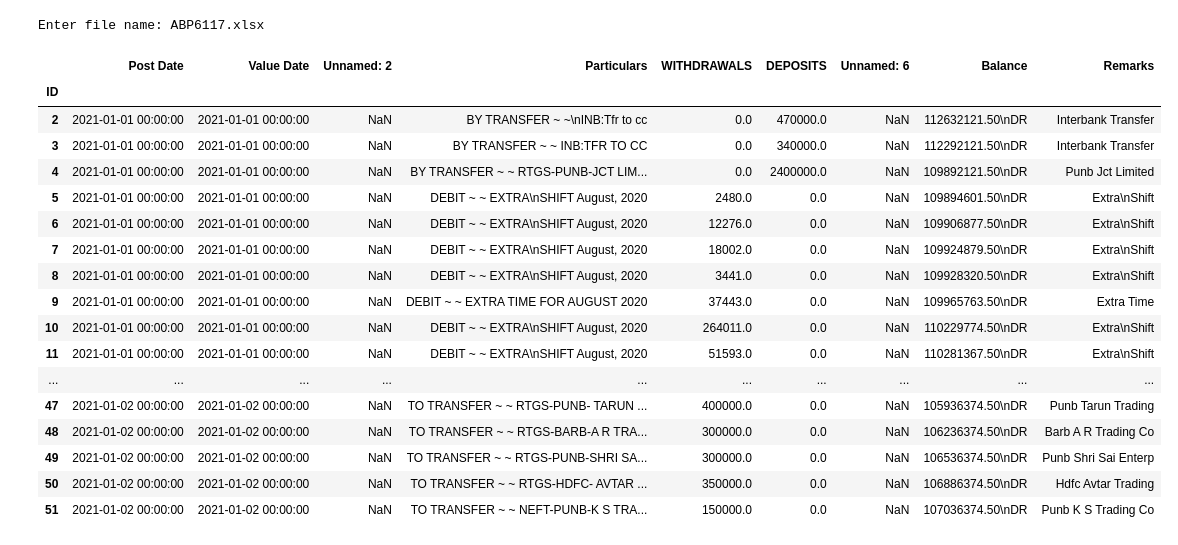
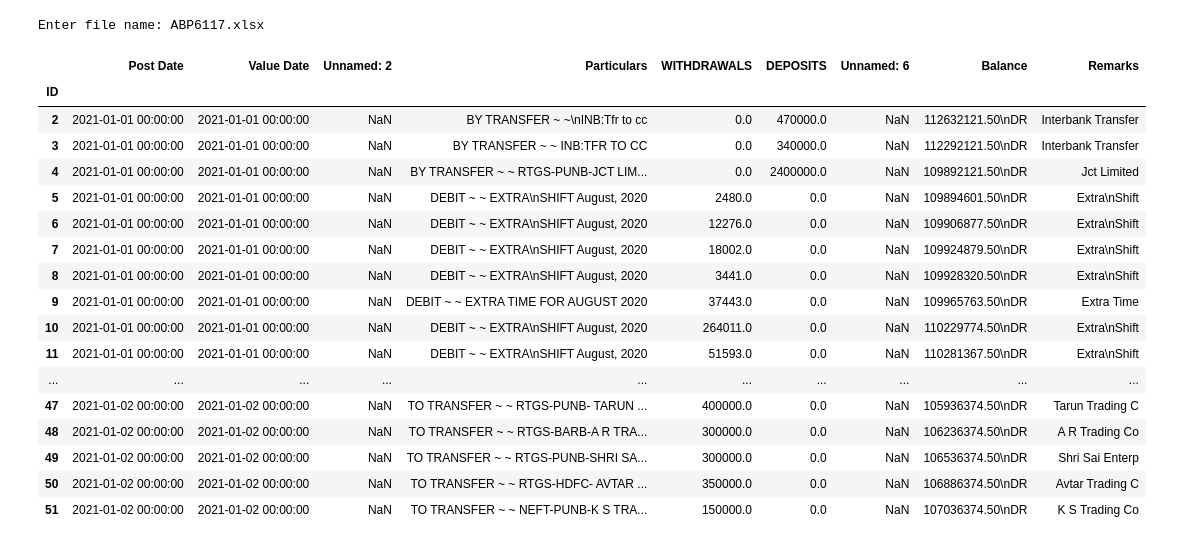
Before and after one commit to oron-sinaa/Bank-program-KGS, a Jupyter notebook: Bank program KGS/Bank program.ipynb, the cells around one changed output. Drawn from its saved outputs; the diff is of its cells as text; code cells hidden in the pictures.

```diff
--- a/Bank program KGS/Bank program.ipynb
+++ b/Bank program KGS/Bank program.ipynb
@@ -6,9 +6,9 @@ import re
 stop_words = ['BY','FOR','OF','REVERSAL','RETURN','TRANSFER','NEFT','FROM','AGAINST','TO','DEBIT','THROUGH','CHEQUE','FOREIGN',
               'NO','RTGS','UTR','INB','JAN','JANUARY','FEB','FEBRUARY','MAR','MARCH','APR','APRIL','MAY','JUN','JUNE','JUL',
               'JULY','AUG','AUGUST','SEP','SEPT','SEPTEMBER','OCT','OCTOBER','NOV','NOVEMBER','DEC','DECEMBER','CLOSURE',
-              'NRTGS','IN','MR','MRS','AC','FEES','CASH','WITHDRAWAL','CLG','TRF','REVERSAL','NEFT_IN','BILLDESK','CREDIT',
+              'NRTGS','IN','MR','MRS','C','AC','FEES','CASH','WITHDRAWAL','CLG','TRF','REVERSAL','NEFT_IN','BILLDESK','CREDIT',
               'TRF','TFR','TT','TR','TFRR','TF','TL','MARGIN','ETFR','B/F','T/F','BILL ID','IMPS','DR','TXT','SFMS',
-              'SCBL','SBIN','ICIC','ICICI','HDFC','ORBC','MAHB','HDFC','PUNB','BARB']
+              'SCBL','SBIN','ICIC','ICICI','HDFC','ORBC','MAHB','HDFC','PUNB','BARB','UTIB','XLSX']
 
 #import spreadsheet to work on
 f_name = str(input("Enter file name: "))
@@ -86,34 +86,34 @@ remark_df['DEPOSITS'] = remark_df['DEPOSITS'].replace(r'([/\D+/g])',0, regex=Tru
 remark_df['WITHDRAWALS'] = remark_df['WITHDRAWALS'].replace(',', '').astype(float)
 remark_df['DEPOSITS'] = remark_df['DEPOSITS'].replace(',', '').astype(float)
 remark_df['WITHDRAWALS'] = remark_df['WITHDRAWALS'].fillna(0)
 remark_df['DEPOSITS'] = remark_df['DEPOSITS'].fillna(0)
 remark_df['WITHDRAWALS'] = remark_df['WITHDRAWALS'].replace(' ', 0).astype(float)
 remark_df['DEPOSITS'] = remark_df['DEPOSITS'].replace(' ', 0).astype(float)
 
 #unique remarks and total deposits/withdrawal
 sum_dict= {}
 for record in remark_df.values:
     remark = record[remark_df.columns.get_loc("Remarks")]
     if remark not in sum_dict:
         sum_dict[remark] = {"Total withdrawal":0,"Total deposit":0}
     withdrawal = record[remark_df.columns.get_loc('WITHDRAWALS')]
     sum_dict[remark]['Total withdrawal'] += withdrawal
     deposit = record[remark_df.columns.get_loc('DEPOSITS')]
     sum_dict[remark]['Total deposit'] += deposit
 
 #output totals excel sheet
 totals_df = pd.DataFrame.from_dict(sum_dict, orient ='index')
 totals_df.to_excel(str(f_name.split(".", 1)[0]) + ' - total_output.xlsx')
 
 #totals_df.head(50)
 remark_df.head(50)
 # %% [output]
 Enter file name: ABP6117.xlsx
 |  | Post Date | Value Date | Unnamed: 2 | Particulars | WITHDRAWALS | DEPOSITS | Unnamed: 6 | Balance | Remarks |
 | ID |  |  |  |  |  |  |  |  |  |
 | 2 | 2021-01-01 00:00:00 | 2021-01-01 00:00:00 | NaN | BY TRANSFER ~ ~\nINB:Tfr to cc | 0.0 | 470000.0 | NaN | 112632121.50\nDR | Interbank Transfer |
 | 3 | 2021-01-01 00:00:00 | 2021-01-01 00:00:00 | NaN | BY TRANSFER ~ ~ INB:TFR TO CC | 0.0 | 340000.0 | NaN | 112292121.50\nDR | Interbank Transfer |
-| 4 | 2021-01-01 00:00:00 | 2021-01-01 00:00:00 | NaN | BY TRANSFER ~ ~ RTGS-PUNB-JCT LIM... | 0.0 | 2400000.0 | NaN | 109892121.50\nDR | Punb Jct Limited |
+| 4 | 2021-01-01 00:00:00 | 2021-01-01 00:00:00 | NaN | BY TRANSFER ~ ~ RTGS-PUNB-JCT LIM... | 0.0 | 2400000.0 | NaN | 109892121.50\nDR | Jct Limited |
 | 5 | 2021-01-01 00:00:00 | 2021-01-01 00:00:00 | NaN | DEBIT ~ ~ EXTRA\nSHIFT August, 2020 | 2480.0 | 0.0 | NaN | 109894601.50\nDR | Extra\nShift |
 | 6 | 2021-01-01 00:00:00 | 2021-01-01 00:00:00 | NaN | DEBIT ~ ~ EXTRA\nSHIFT August, 2020 | 12276.0 | 0.0 | NaN | 109906877.50\nDR | Extra\nShift |
 | 7 | 2021-01-01 00:00:00 | 2021-01-01 00:00:00 | NaN | DEBIT ~ ~ EXTRA\nSHIFT August, 2020 | 18002.0 | 0.0 | NaN | 109924879.50\nDR | Extra\nShift |
@@ -122,8 +122,8 @@ Enter file name: ABP6117.xlsx
 | 10 | 2021-01-01 00:00:00 | 2021-01-01 00:00:00 | NaN | DEBIT ~ ~ EXTRA\nSHIFT August, 2020 | 264011.0 | 0.0 | NaN | 110229774.50\nDR | Extra\nShift |
 | 11 | 2021-01-01 00:00:00 | 2021-01-01 00:00:00 | NaN | DEBIT ~ ~ EXTRA\nSHIFT August, 2020 | 51593.0 | 0.0 | NaN | 110281367.50\nDR | Extra\nShift |
 | ... | ... | ... | ... | ... | ... | ... | ... | ... | ... |
-| 47 | 2021-01-02 00:00:00 | 2021-01-02 00:00:00 | NaN | TO TRANSFER ~ ~ RTGS-PUNB- TARUN ... | 400000.0 | 0.0 | NaN | 105936374.50\nDR | Punb Tarun Trading |
-| 48 | 2021-01-02 00:00:00 | 2021-01-02 00:00:00 | NaN | TO TRANSFER ~ ~ RTGS-BARB-A R TRA... | 300000.0 | 0.0 | NaN | 106236374.50\nDR | Barb A R Trading Co |
-| 49 | 2021-01-02 00:00:00 | 2021-01-02 00:00:00 | NaN | TO TRANSFER ~ ~ RTGS-PUNB-SHRI SA... | 300000.0 | 0.0 | NaN | 106536374.50\nDR | Punb Shri Sai Enterp |
-| 50 | 2021-01-02 00:00:00 | 2021-01-02 00:00:00 | NaN | TO TRANSFER ~ ~ RTGS-HDFC- AVTAR ... | 350000.0 | 0.0 | NaN | 106886374.50\nDR | Hdfc Avtar Trading |
-| 51 | 2021-01-02 00:00:00 | 2021-01-02 00:00:00 | NaN | TO TRANSFER ~ ~ NEFT-PUNB-K S TRA... | 150000.0 | 0.0 | NaN | 107036374.50\nDR | Punb K S Trading Co |
+| 47 | 2021-01-02 00:00:00 | 2021-01-02 00:00:00 | NaN | TO TRANSFER ~ ~ RTGS-PUNB- TARUN ... | 400000.0 | 0.0 | NaN | 105936374.50\nDR | Tarun Trading C |
+| 48 | 2021-01-02 00:00:00 | 2021-01-02 00:00:00 | NaN | TO TRANSFER ~ ~ RTGS-BARB-A R TRA... | 300000.0 | 0.0 | NaN | 106236374.50\nDR | A R Trading Co |
+| 49 | 2021-01-02 00:00:00 | 2021-01-02 00:00:00 | NaN | TO TRANSFER ~ ~ RTGS-PUNB-SHRI SA... | 300000.0 | 0.0 | NaN | 106536374.50\nDR | Shri Sai Enterp |
+| 50 | 2021-01-02 00:00:00 | 2021-01-02 00:00:00 | NaN | TO TRANSFER ~ ~ RTGS-HDFC- AVTAR ... | 350000.0 | 0.0 | NaN | 106886374.50\nDR | Avtar Trading C |
+| 51 | 2021-01-02 00:00:00 | 2021-01-02 00:00:00 | NaN | TO TRANSFER ~ ~ NEFT-PUNB-K S TRA... | 150000.0 | 0.0 | NaN | 107036374.50\nDR | K S Trading Co |
```
